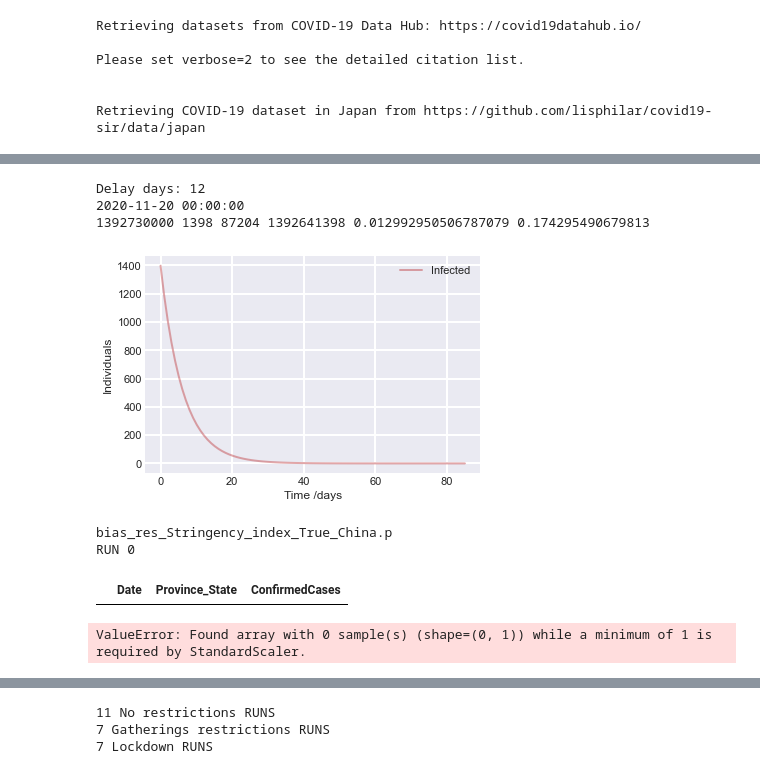
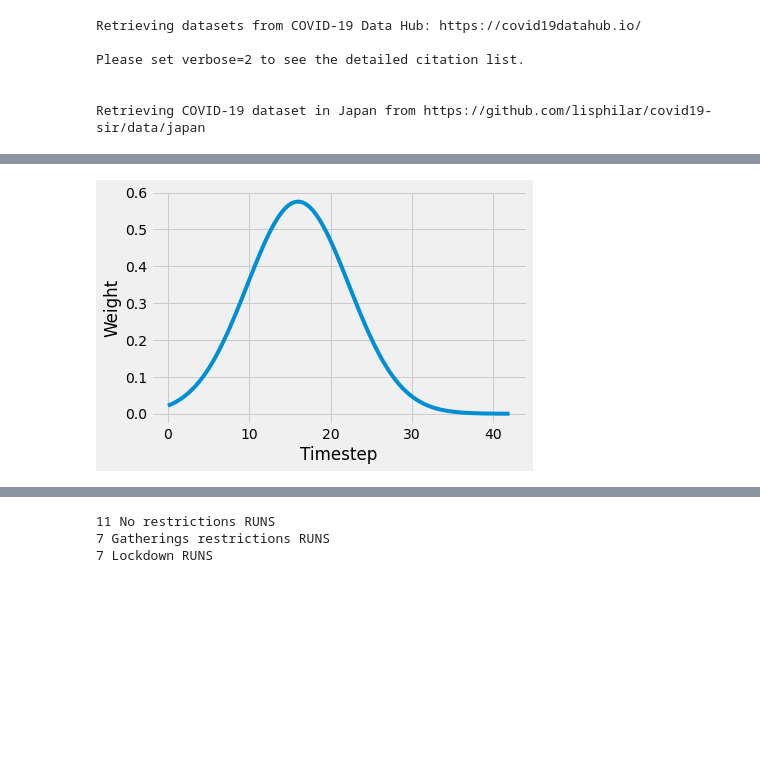
Before and after one commit to rebeccadavidsson/SIR_LSTM, a Jupyter notebook: SIR/Hybrid_script.ipynb, the cells around one changed output, grey strips where cells are left out. Saved outputs shown, nothing was run; the diff lists cells and outputs as text; code cells hidden in the pictures; blank space fills up the shorter version.

Commit message:
lstm

```diff
--- a/SIR/Hybrid_script.ipynb
+++ b/SIR/Hybrid_script.ipynb
@@ -120,7 +253,45 @@ def add_bias(results, BIAS, isBias=True):
+# %%
+# Select NPI
+NPI = "Gatherings_restrictions"
+LSTM_predictions, feature_data, SIR_data, weights = [], [], [], []
+for day in range(len(SIR_predictions)):
+
+    # Compute Gradient instead of using the direct predictions
+    # for scaling/normalizaton purposes
+    gradient = get_gradient(SIR_predictions[day + 1], SIR_predictions[day])
+    SIR_data.append(gradient)
+
+    # Compute trend of NPI
+    y = np.array(NPI_data[NPI])
+    z = np.polyfit(np.arange(0, len(NPI_data[NPI])), y, 1)[0]
+
+    # Compute new weight, where weight is between 0 and 1,
+    # if 0, then influence of the SIR model predictions is none,
+    # if 1, then influence of the LSTM model predictions is none.
+    weight = compute_weight(z, day, days_delay)
+    weights.append(weight)
+
+    # Here, the weight of the NPI (z * weight) at timestep i
+    # is determined by the delay period (the period between
+    # implementing an NPI and the effect on the number of cases).
+    result = z * weight
+    feature_data.append(result)
+
+# Multivariate LSTM model with SIR based NPI predictions as
+# input feature, along with the number of (previous)
+# confirmed cases (df) and SIR predictions.
+model = LSTM(SIR_data=SIR_data, feature=feature_data, input_data=df,
+             COUNTRY, TRAIN_UP_TO, FUTURE_DAYS,
+             TARGET, TYPE, DELAY_START)
+model.fit()
+LSTM_pred = model.predict(future_days=FUTURE_DAYS)
+plotweights(weights)
+# %% [output]
+[figure, added]
 # %%
 TARGET = "Stringency_index"
 TARGET_NPI = TARGET
-COUNTRY = "China"
+COUNTRY = "Germany"
 
 NPI_df = oxcgrt_data.cleaned()
 NPI_df = NPI_df[NPI_df["Country"] == COUNTRY]
@@ -246,7 +417,7 @@ ThreshDead   = 20
 TARGET       = "New Confirmed"
 TYPE         = "LSTMCell"
 FUTURE_DAYS  = 5
-RUNS         = 5
+RUNS         = 1
 ERROR_THRESH = 1
 #     days_delay   = 16
 if TARGET_NPI != "Stringency_index":
@@ -277,7 +448,7 @@ for WITH_BIAS in bias_bools:
         bias_results = add_bias(results1, BIAS)
 
 
-        for i in range(4):
+        for i in range(1):
             FUTURE_DAYS += 6
             lstm = LSTM(COUNTRY, TRAIN_UP_TO, FUTURE_DAYS, ThreshDead, TARGET, TYPE, DELAY_START)
             results2 = lstm.simulate(ThreshConf=70, input_data=bias_results)
@@ -316,13 +487,4 @@ for WITH_BIAS in bias_bools:
             results_df.to_pickle(fname)
         else:
             results_df.to_pickle(fname)
-# %% [output]
-Delay days: 12
-2020-11-20 00:00:00
-1392730000 1398 87204 1392641398 0.012992950506787079 0.174295490679813
-[figure, removed]
-bias_res_Stringency_index_True_China.p
-RUN 0
-|  | Date | Province_State | ConfirmedCases |
-ValueError: Found array with 0 sample(s) (shape=(0, 1)) while a minimum of 1 is required by StandardScaler.
 # %%
```
Also changed, not shown: parts of 8 cells of this notebook, 47 other files.
